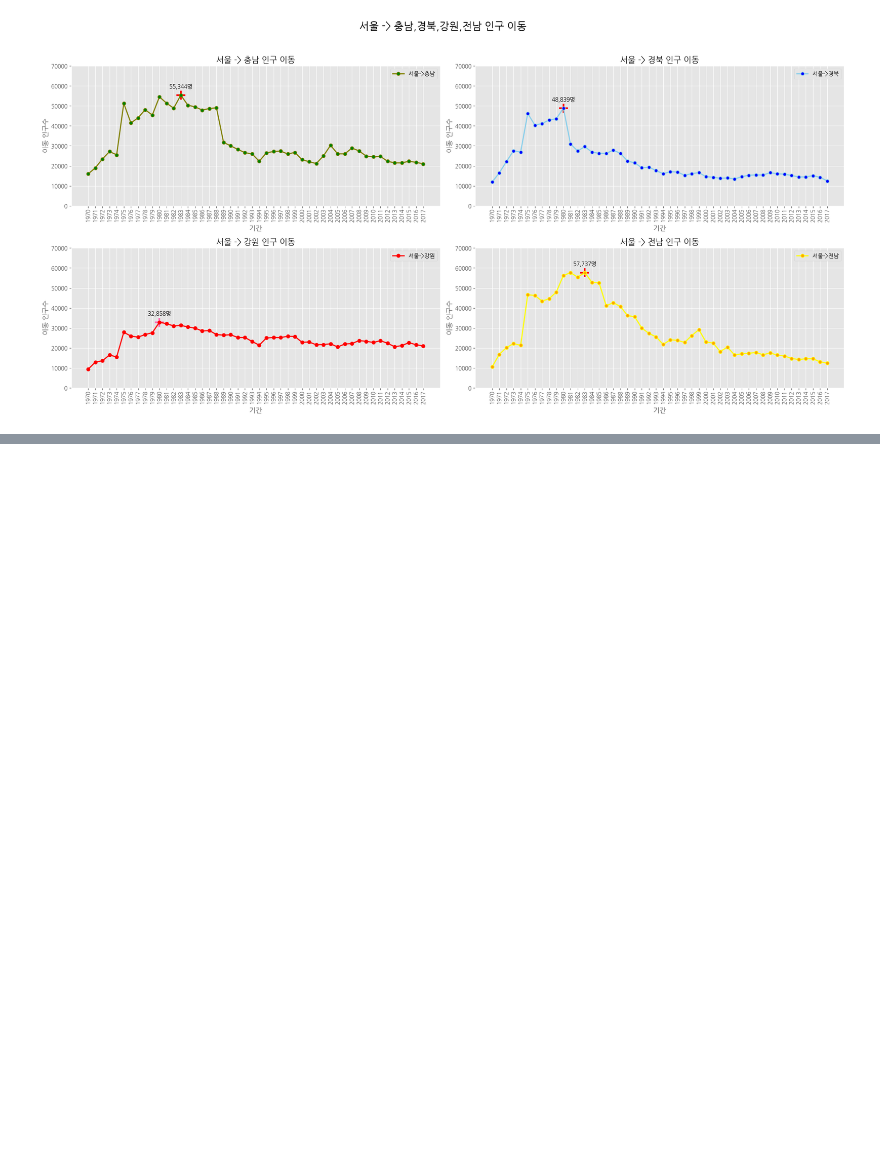
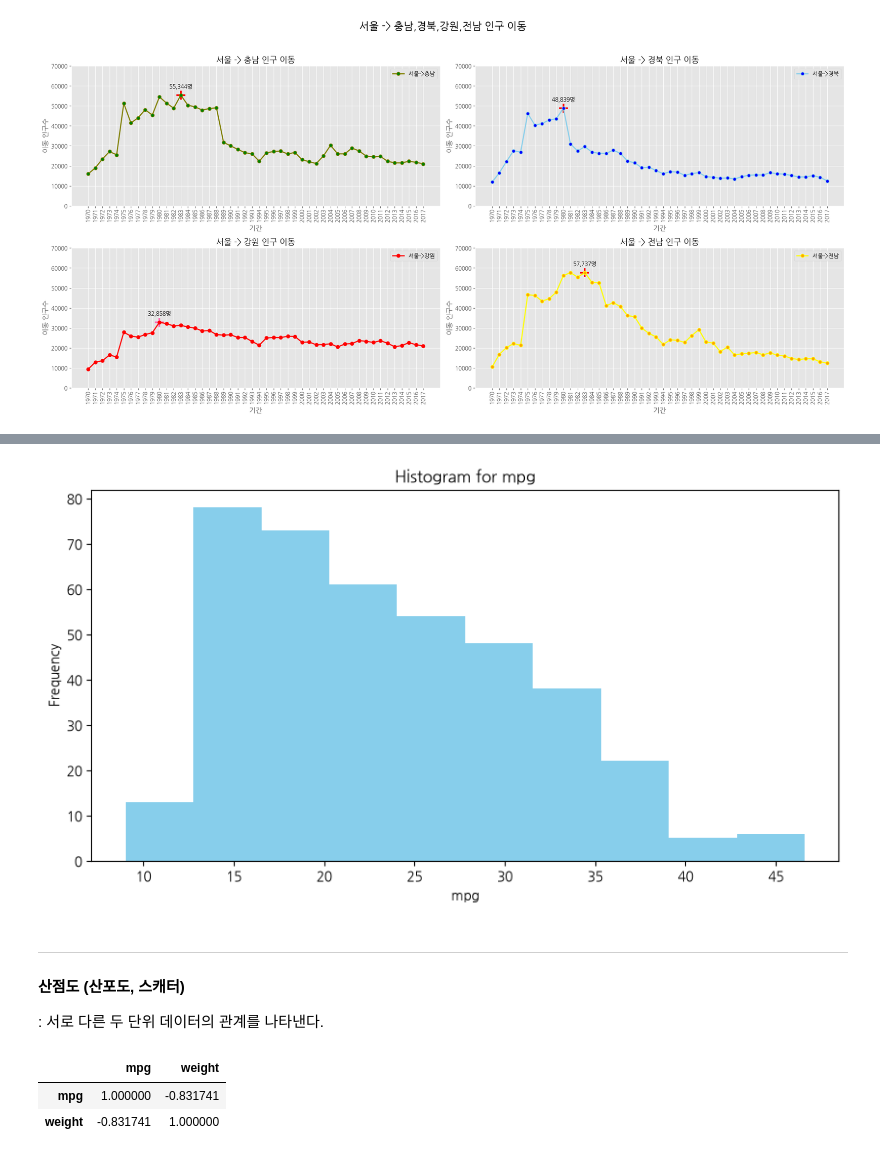
Before and after one commit to jgw00518-max/bootcamp_practice, a Jupyter notebook: Python/Explorer/DataAnalysis/Note/07.시각화도구.ipynb, the cells around one changed output, grey strips where cells are left out. Saved outputs shown, nothing was run; the diff lists cells and outputs as text; code cells hidden in the pictures; blank space fills up the shorter version.

Commit message:
Update data analysis notebooks and datasets

```diff
--- a/Python/Explorer/DataAnalysis/Note/07.시각화도구.ipynb
+++ b/Python/Explorer/DataAnalysis/Note/07.시각화도구.ipynb
@@ -903,0 +1076,3 @@ Name: 전라남도, dtype: int64
+# %%
+df = pd.read_csv("../Data/auto-mpg.csv")
+df.head()
@@ -903,0 +1086,27 @@ Name: 전라남도, dtype: int64
+# %%
+# mpg에 대한 histogram
+
+df.mpg.plot(
+    kind='hist',
+    color='skyblue',
+    figsize=(10,5),
+    bins=10 # 단위 변경 (기본은 10)
+)
+
+plt.title('Histogram for mpg')
+plt.xlabel('mpg')
+
+plt.show()
+# %% [output]
+[figure, added]
+# %% [markdown]
+---
+#### 산점도 (산포도, 스캐터)
+: 서로 다른 두 단위 데이터의 관계를 나타낸다.
+# %%
+# 연비(mpg)와 차중(weight)에 대한 상관계수 확인하기
+df[['mpg', 'weight']].corr()
+# %% [output]
+|  | mpg | weight |
+| mpg | 1.000000 | -0.831741 |
+| weight | -0.831741 | 1.000000 |
```
Also changed, not shown: parts of 32 cells of this notebook, 11 other files.
